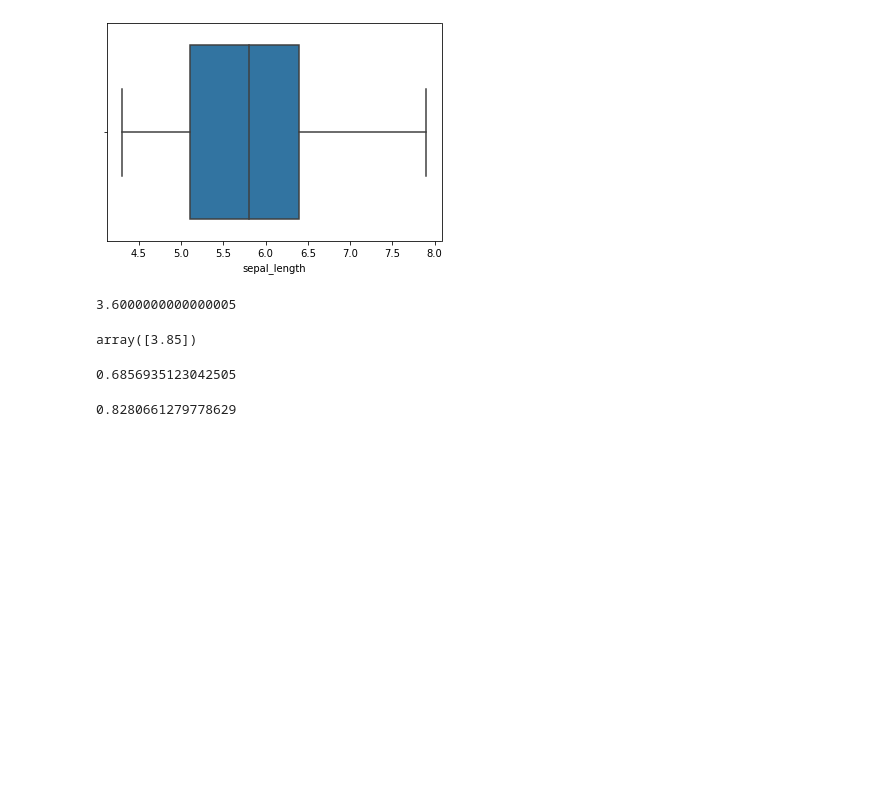
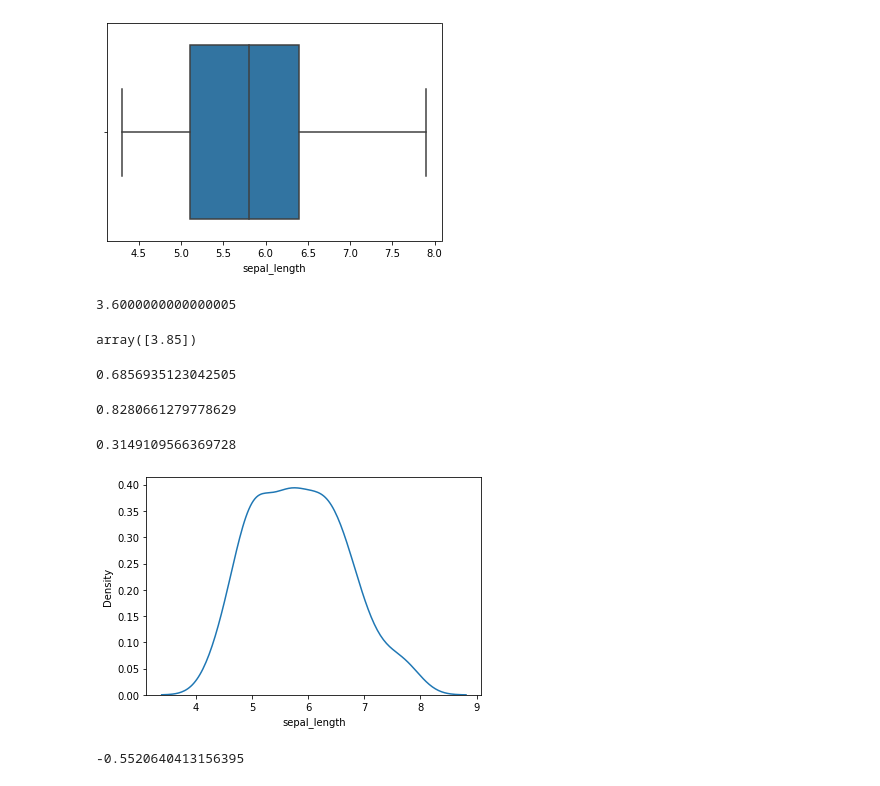
Before and after one commit to Lucas-procopio/Data-Analysis, a Jupyter notebook: Description_statistics.ipynb, the cells around one changed output. Cells and saved outputs as stored; diff of their text form; code cells hidden in the pictures; blank space fills up the shorter version.

```diff
--- a/Description_statistics.ipynb
+++ b/Description_statistics.ipynb
@@ -94,3 +94,18 @@ base_dados['sepal_length'].std()
 0.8280661279778629
 # %%
 # Medidas de Assimetria
+# %%
+# Calculando assimetria
+base_dados['sepal_length'].skew()
+# %% [output]
+0.3149109566369728
+# %%
+sns.kdeplot(base_dados['sepal_length']);
+# %% [output]
+[figure, added]
+# %%
+# Medidas de curtose
+
+base_dados['sepal_length'].kurtosis()
+# %% [output]
+-0.5520640413156395
```
